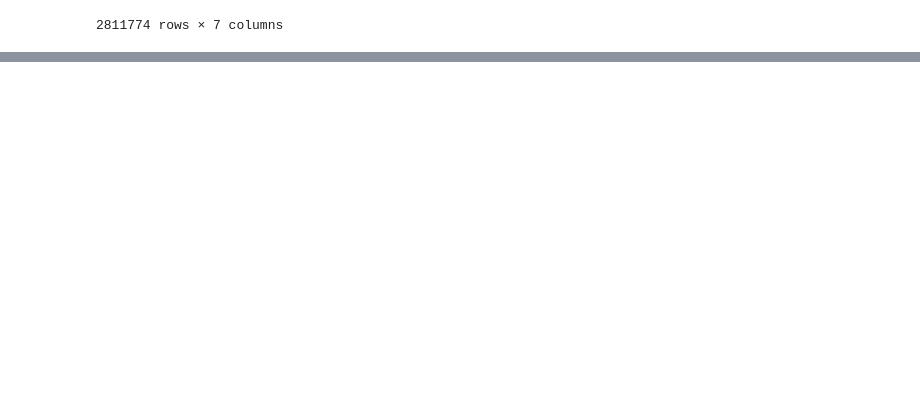
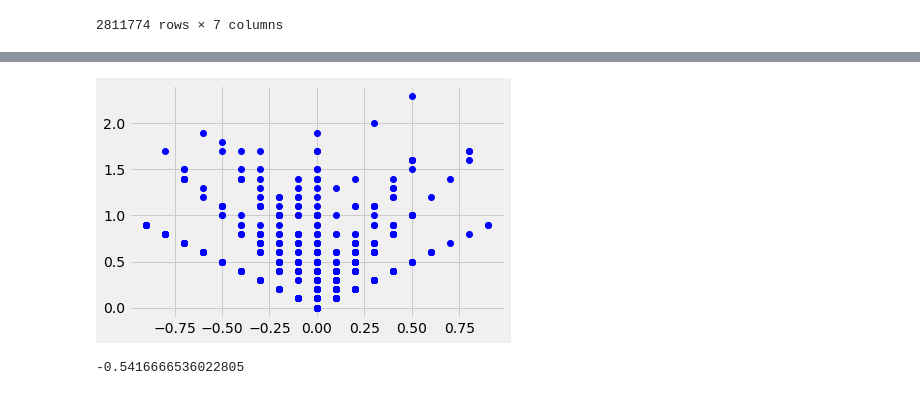
Before and after one commit to anniann/SacHacks2018, a Jupyter notebook: SacHacks2018.ipynb, the cells around one changed output, grey strips where cells are left out. Drawn from its saved outputs; the diff is of its cells as text; code cells hidden in the pictures; blank space fills up the shorter version.

Commit message:
Notebook with a visualization and working analysis

```diff
--- a/SacHacks2018.ipynb
+++ b/SacHacks2018.ipynb
@@ -135,0 +113,35 @@ company_convos['sprintcare']['115712']
+# %%
+import os
+os.environ["GOOGLE_APPLICATION_CREDENTIALS"]="/Users/wyattowalsh/Desktop/SacHacks2018-87e63fa0cf3e.json"
+from google.cloud import language
+from google.cloud.language import enums
+from google.cloud.language import types
+
+# Instantiates a client
+client = language.LanguageServiceClient()
+
+# The text to analyze
+tot_text = ' '.join(company_convos_no_at['sprintcare']['115712'][0:])
+tot_document = types.Document(
+    content=tot_text,
+    type=enums.Document.Type.PLAIN_TEXT)
+# Detects the sentiment of the text
+
+sentiment = client.analyze_sentiment(document=tot_document).document_sentiment
+sentiment_score_collection = []
+sentiment_mag_collection = []
+for company in company_convos:
+    for customer in company_convos[company]:
+        for sentence in company_convos[company][customer]:
+            text = sentence
+            document = types.Document(
+                content = text,
+                type=enums.Document.Type.PLAIN_TEXT)
+            sentiment_score_collection = np.append(sentiment_score_collection,client.analyze_sentiment(document=document).document_sentiment.score )
+            sentiment_mag_collection = np.append(sentiment_mag_collection,client.analyze_sentiment(document=document).document_sentiment.magnitude )
+
+
+
+print('Text: {}'.format(tot_text))
+print('Sentiment: {}, {}'.format(sentiment.score, sentiment.magnitude))
+sentiment_score_collection, sentiment_mag_collection
@@ -135,0 +168,12 @@ company_convos['sprintcare']['115712']
+# %%
+#Table().with_columns('Score',sentiment_score_collection,'Magnitude', sentiment_mag_collection).scatter('Score')
+for i in range(len(sentiment_score_collection)):
+    x = sentiment_score_collection[i]
+    y = sentiment_mag_collection[i]
+    plots.plot(x, y, 'bo')
+# %% [output]
+[figure, added]
+# %%
+sum(sentiment_score_collection)/sum(sentiment_mag_collection)
+# %% [output]
+-0.5416666536022805
```
Also changed, not shown: parts of 10 cells of this notebook.
